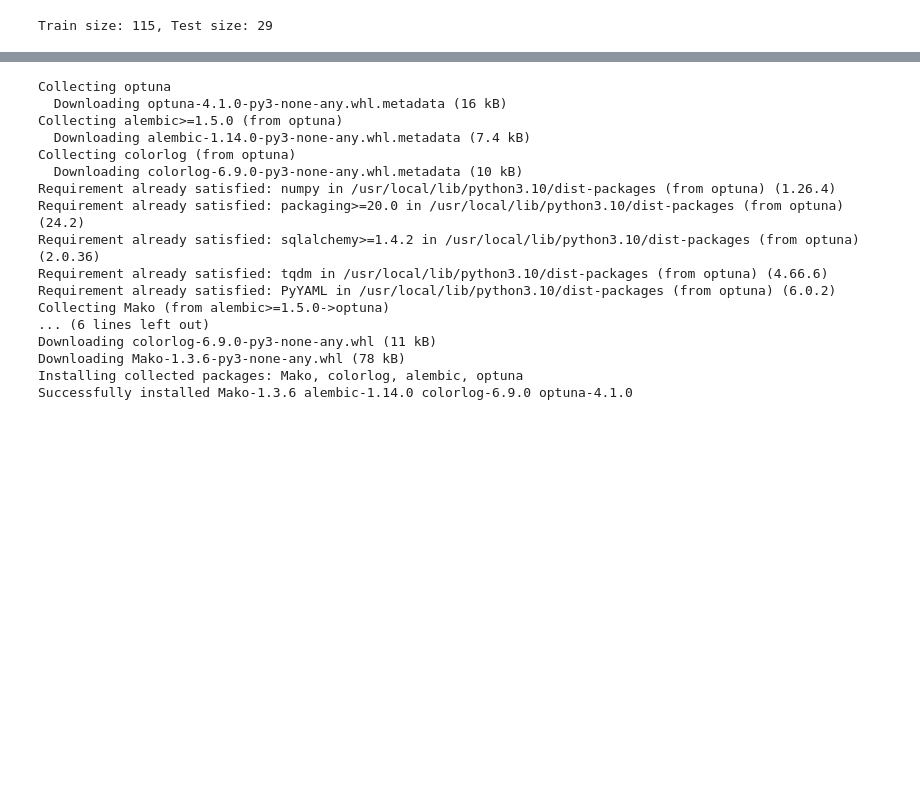
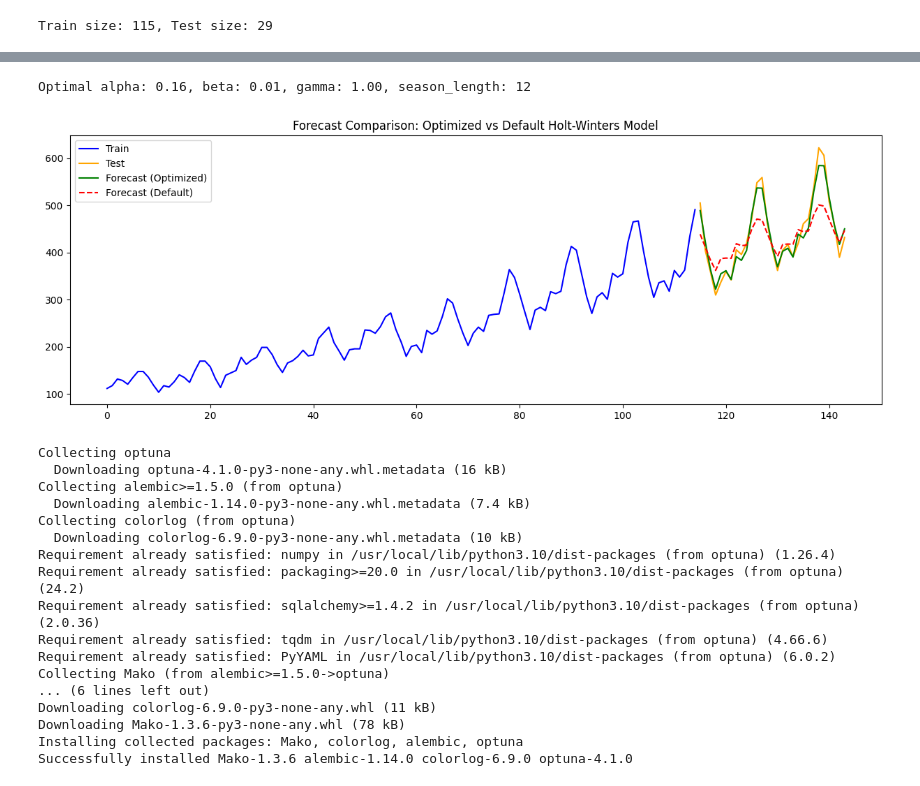
Before and after one commit to MrShaller/Lab1MathPrognoz, a Jupyter notebook: lab1_matprognoz.ipynb, the cells around one changed output, grey strips where cells are left out. Drawn from its saved outputs; the diff is of its cells as text; code cells hidden in the pictures; blank space fills up the shorter version.

```diff
--- a/lab1_matprognoz.ipynb
+++ b/lab1_matprognoz.ipynb
@@ -164,3 +160,37 @@ Optimal alpha: 0.16, beta: 0.01, gamma: 1.00, season_length: 12
+# %%
+# Оптимизация гиперпараметров
+bounds = [(0.01, 1), (0.01, 1), (0.01, 1), (4, 24)]  # Длина сезона от 4 до 24
+res = minimize(objective_with_season, x0=[0.1, 0.1, 0.1, 12], bounds=bounds, method='L-BFGS-B')
+alpha_opt, beta_opt, gamma_opt, season_length_opt = res.x
+season_length_opt = int(season_length_opt)
+
+print(f"Optimal alpha: {alpha_opt:.2f}, beta: {beta_opt:.2f}, gamma: {gamma_opt:.2f}, season_length: {season_length_opt}")
+
+# Прогноз для (scipy.optimize)
+forecast_scipy, _, _, _ = holt_winters_forecast(
+    train,
+    alpha=alpha_opt,
+    beta=beta_opt,
+    gamma=gamma_opt,
+    seasonal_periods=season_length_opt,
+    forecast_horizon=len(test)
+)
+
+# Визуализация
+import matplotlib.pyplot as plt
+
+# Визуализация
+plt.figure(figsize=(15, 5))
+plt.plot(range(len(train)), train, label='Train', color='blue')
+plt.plot(range(len(train), len(train) + len(test)), test, label='Test', color='orange')
+plt.plot(range(len(train), len(train) + len(forecast_scipy)), forecast_scipy, label='Forecast (Optimized)', color='green')
+plt.plot(range(len(train), len(train) + len(forecast_default)), forecast_default, label='Forecast (Default)', color='red', linestyle='--')
+plt.legend()
+plt.title("Forecast Comparison: Optimized vs Default Holt-Winters Model")
+plt.show()
+# %% [output]
+Optimal alpha: 0.16, beta: 0.01, gamma: 1.00, season_length: 12
+[figure, added]
 # %%
 !pip install optuna
 # %% [output]
```
Also changed, not shown: parts of 5 cells of this notebook.
